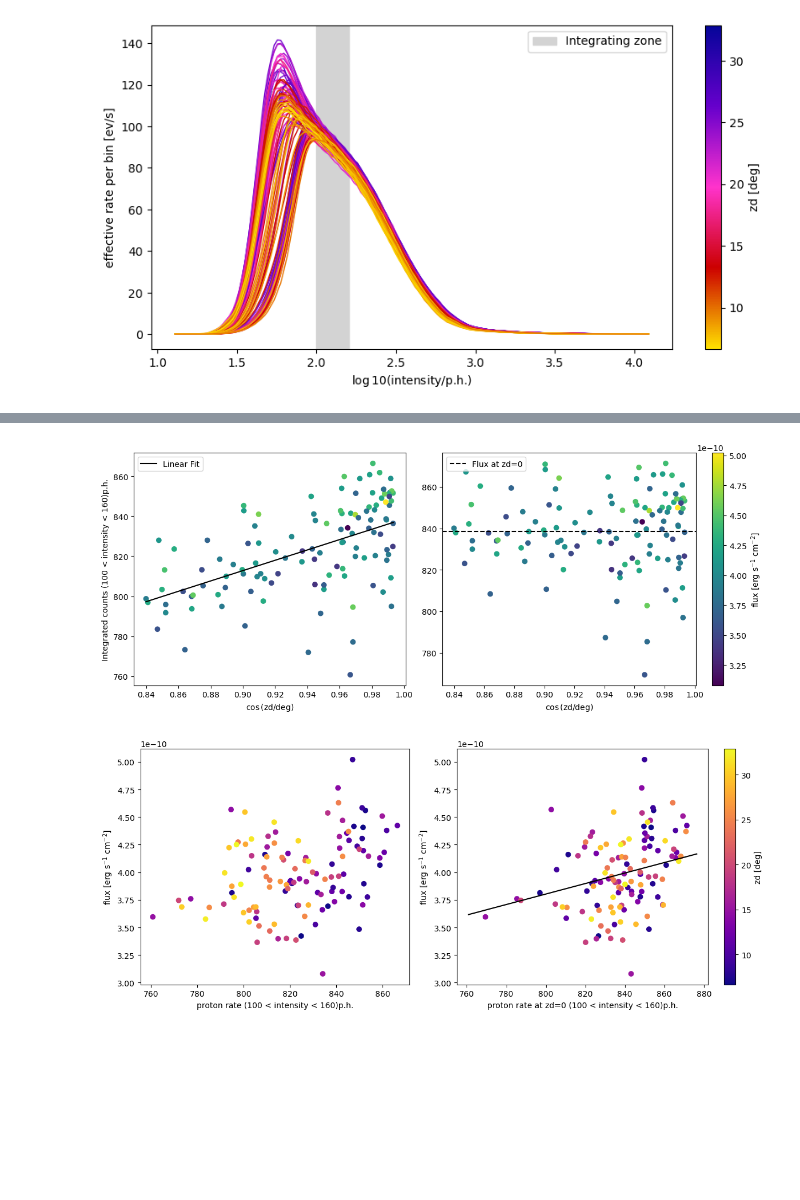
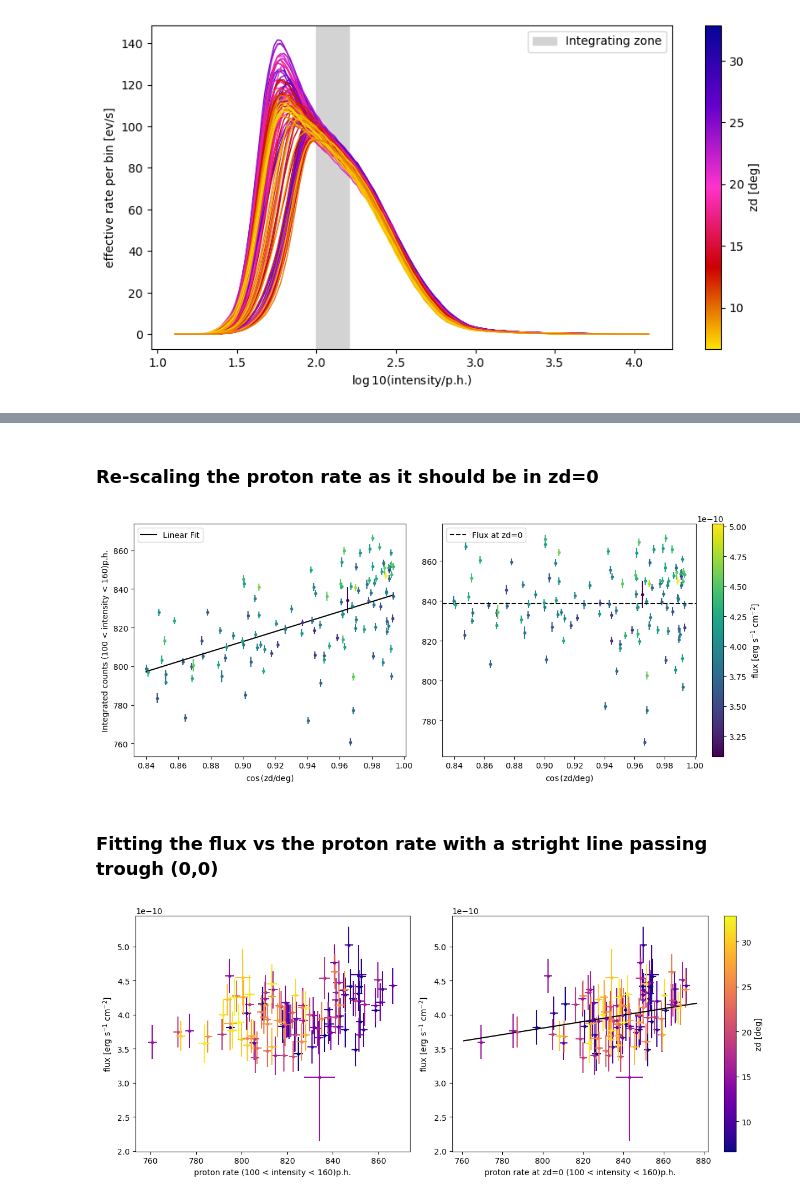
Before and after one commit to juanjq/cosmic_ray_data_correction, a Jupyter notebook: main.ipynb, the cells around one changed output, grey strips where cells are left out. Cells and saved outputs as stored; diff of their text form; code cells hidden in the pictures; blank space fills up the shorter version.

```diff
--- a/main.ipynb
+++ b/main.ipynb
@@ -248,3 +253,5 @@ plt.show()
+# %% [markdown]
+### Re-scaling the proton rate as it should be in zd=0
 # %%
 zd_0_p_rate = []
 for run in dict_runs.keys():
@@ -254,14 +261,23 @@ for run in dict_runs.keys():
     dict_runs[run]["zd_0_p_rate"] = _zd_0_p_rate
     zd_0_p_rate.append(_zd_0_p_rate)
 
+
+
 fig, (ax1, ax2) = plt.subplots(1, 2, figsize=(12, 5), gridspec_kw={'width_ratios': [1.2, 1.4]})
 
-# scatter plots
-sc1 = ax1.scatter(np.cos(np.deg2rad(zd)), p_rate,      c=flux, cmap="viridis")
-sc2 = ax2.scatter(np.cos(np.deg2rad(zd)), zd_0_p_rate, c=flux, cmap="viridis")
+norm_f   = mpl.colors.Normalize(vmin=np.min(flux), vmax=np.max(flux))
+colors_f = mpl.cm.ScalarMappable(norm_f,"viridis").to_rgba(flux)
 
-fig.colorbar(sc2, ax=ax2, label="flux [erg s${}^{-1}$ cm${}^{-2}$]")
+for i in range(len(az)):
+    ax1.errorbar(np.cos(np.deg2rad(zd[i])), p_rate[i],      xerr=0, yerr=e_p_rate[i], ls="", marker=".", color=colors_f[i])
+    ax2.errorbar(np.cos(np.deg2rad(zd[i])), zd_0_p_rate[i], xerr=0, yerr=e_p_rate[i], ls="", marker=".", color=colors_f[i])
 
+#######################################
+# creating a colorbar
+sm_f  = plt.cm.ScalarMappable(cmap="viridis", norm=norm_f)
+sm_f.set_array([])
+fig.colorbar(sm_f, ax=ax2, label="flux [erg s${}^{-1}$ cm${}^{-2}$]")
+#######################################
 
 ####################
 # plot lines
@@ -281,35 +297,48 @@ ax2.set_xlabel("$\cos$(zd/deg)")
 fig.tight_layout()
 plt.show()
 # %% [output]
-[figure, old version]
+[figure, new version]
+# %% [markdown]
+### Fitting the flux vs the proton rate with a stright line passing trough (0,0)
 # %%
 slope = np.dot(zd_0_p_rate, flux) / np.dot(zd_0_p_rate, zd_0_p_rate)
 
-def linear_regression(x_value):
+def fit_flux(x_value):
     return slope * x_value
 
 for run in dict_runs.keys():
-    _factor = linear_regression(dict_runs[run]["zd_0_p_rate"]) / dict_runs[run]["flux"]
+    _factor = fit_flux(dict_runs[run]["zd_0_p_rate"]) / dict_runs[run]["flux"]
     dict_runs[run]["zd_corr"] = _factor
 
 fig, (ax1, ax2) = plt.subplots(1, 2, figsize=(12, 5), gridspec_kw={'width_ratios': [1.2, 1.4]})
 
-sc1 = ax1.scatter(p_rate, flux, c=zd, cmap="plasma");
-sc2 = ax2.scatter(zd_0_p_rate, flux, c=zd, cmap="plasma");
-fig.colorbar(sc2, ax=ax2, label="zd [deg]")
+
+norm_zd   = mpl.colors.Normalize(vmin=np.min(zd), vmax=np.max(zd))
+colors_zd = mpl.cm.ScalarMappable(norm_zd,"plasma").to_rgba(zd)
+
+for i in range(len(az)):
+    ax1.errorbar(p_rate[i],      flux[i], xerr=e_p_rate[i], yerr=e_flux[i], ls="", marker=".", color=colors_zd[i])
+    ax2.errorbar(zd_0_p_rate[i], flux[i], xerr=e_p_rate[i], yerr=e_flux[i], ls="", marker=".", color=colors_zd[i])
+
+#######################################
+# creating a colorbar
+sm_zd  = plt.cm.ScalarMappable(cmap="plasma", norm=norm_zd)
+sm_zd.set_array([])
+fig.colorbar(sm_zd, ax=ax2, label="zd [deg]")
+#######################################
 
 ####################
 p_array = np.linspace(min(p_rate), max(p_rate)+10, 200)
-ax2.plot(p_array, linear_regression(p_array), '-k', label="Linear Fit")
+ax2.plot(p_array, fit_flux(p_array), '-k', label="Linear Fit")
 
 ax1.set_ylabel("flux [erg s${}^{-1}$ cm${}^{-2}$]")
 ax2.set_ylabel("flux [erg s${}^{-1}$ cm${}^{-2}$]")
 
 ax1.set_xlabel(f"proton rate ({intensity_integration_lims[0]} < intensity < {intensity_integration_lims[1]})p.h.")
 ax2.set_xlabel(f"proton rate at zd=0 ({intensity_integration_lims[0]} < intensity < {intensity_integration_lims[1]})p.h.")
 
 fig.tight_layout()
 plt.show()
 # %% [output]
-[figure, old version]
+[figure, new version]
 # %% [markdown]
```
Also changed, not shown: parts of 25 cells of this notebook, 1 other file.
